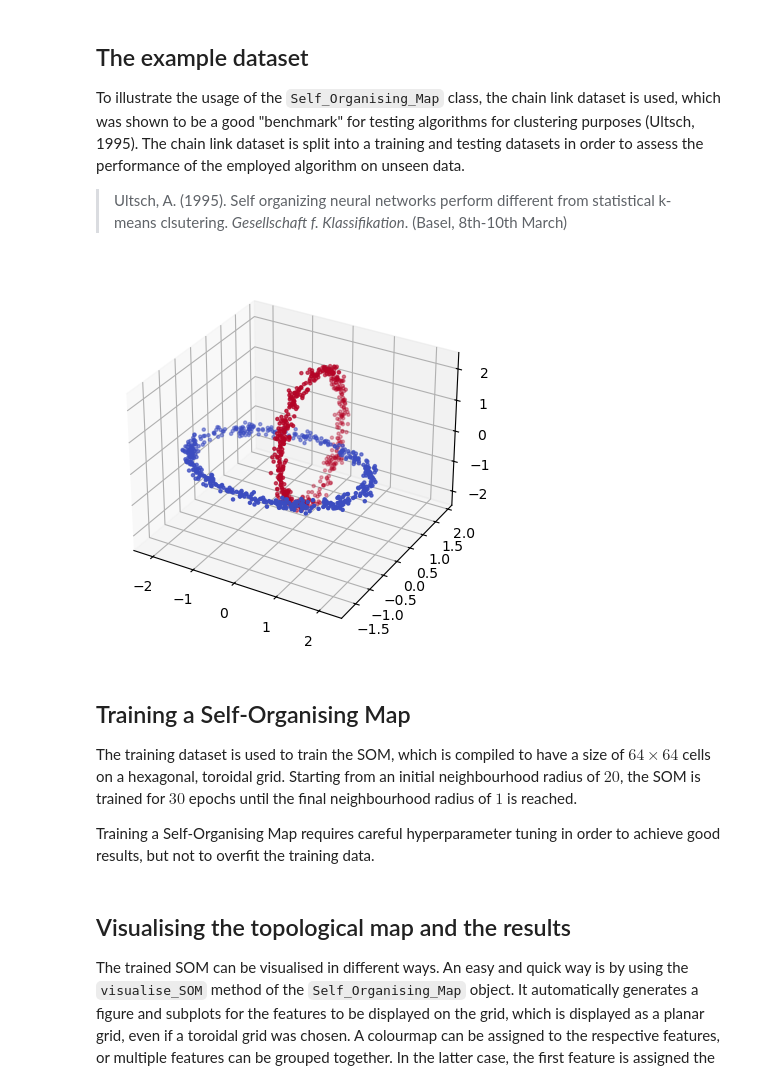
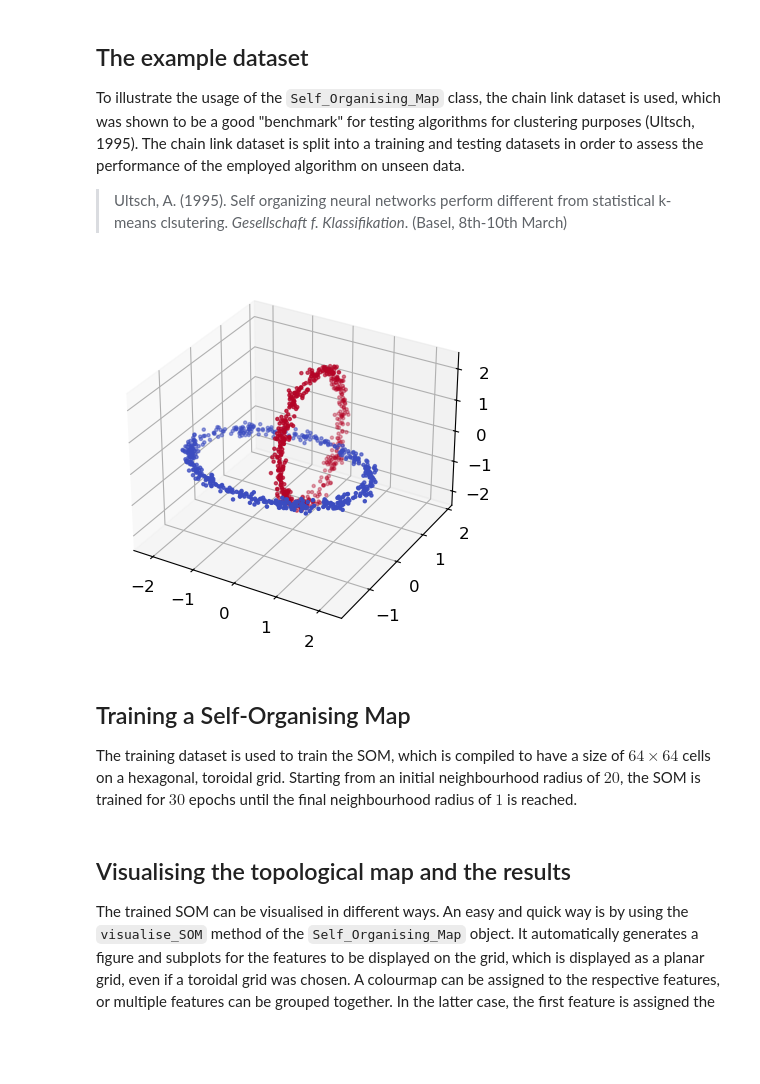
Before and after one commit to jfroehle/SOM-routines, a Jupyter notebook: example_SOM.ipynb, the cells around one changed output. Saved outputs shown, nothing was run; the diff lists cells and outputs as text; code cells hidden in the pictures; blank space fills up the shorter version.

```diff
--- a/example_SOM.ipynb
+++ b/example_SOM.ipynb
@@ -54,40 +54,42 @@ chainlink_data = chainlink_data.to_xarray()
 chainlink_data = xr.merge([
     chainlink_data[["x", "y", "z"]].to_array("feature", name = "xyz"),
     chainlink_data[["cluster"]]
 ])
 training_data = training_data.to_xarray().assign_coords({
     "sample" : range(len(training_data))
 })
 training_data = xr.merge([
     training_data[["x", "y", "z"]].to_array("feature", name = "xyz"),
     training_data[["cluster"]]
 ])
 testing_data = testing_data.to_xarray().assign_coords({
     "sample" : range(training_data.sample.size, chainlink_data.sample.size)
 })
 testing_data = xr.merge([
     testing_data[["x", "y", "z"]].to_array("feature", name = "xyz"),
     testing_data[["cluster"]]
 ])
 # The chain link dataset represents two intertwined three-dimensional rings,
 # where each ring forms one cluster (red and blue in the figure below).
 fig = plt.figure()
 ax = fig.add_subplot(projection = "3d")
 ax.scatter(
     chainlink_data.xyz.sel(feature = "x"),
     chainlink_data.xyz.sel(feature = "y"),
     chainlink_data.xyz.sel(feature = "z"),
     s = 5,
     c = chainlink_data.cluster,
     cmap = "coolwarm"
-);
+)
+ax.tick_params(
+    direction = "in",
+    labelsize = 12
+)
 # %% [output]
-[figure, old version]
+[figure, new version]
 # %% [markdown]
 ## Training a Self-Organising Map
 The training dataset is used to train the SOM, which is compiled to have a size of $64 \times 64$ cells on a hexagonal, toroidal grid. Starting from an initial neighbourhood radius of $20$, the SOM is trained for $30$ epochs until the final neighbourhood radius of $1$ is reached.
-
-Training a Self-Organising Map requires careful hyperparameter tuning in order to achieve good results, but not to overfit the training data.
 # %%
 # First, the Self_Organising_Map object is initialised. Since the dataset is
 # quite small, no dask cluster and chunking of the dataset is necessary.
```
Also changed, not shown: parts of 2 cells of this notebook, 2 other files.
